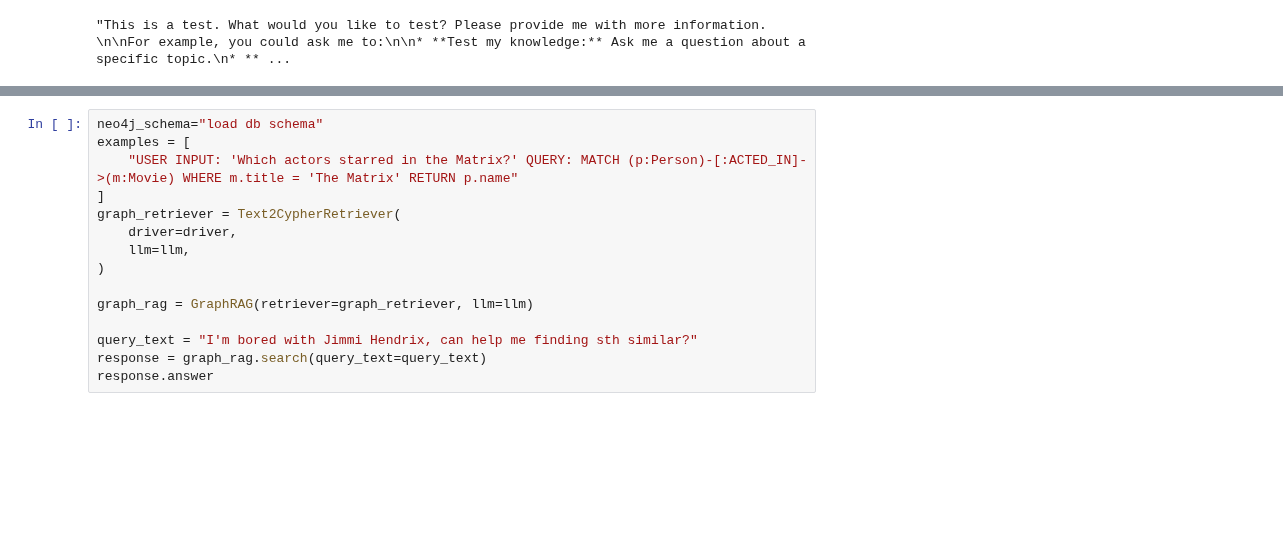
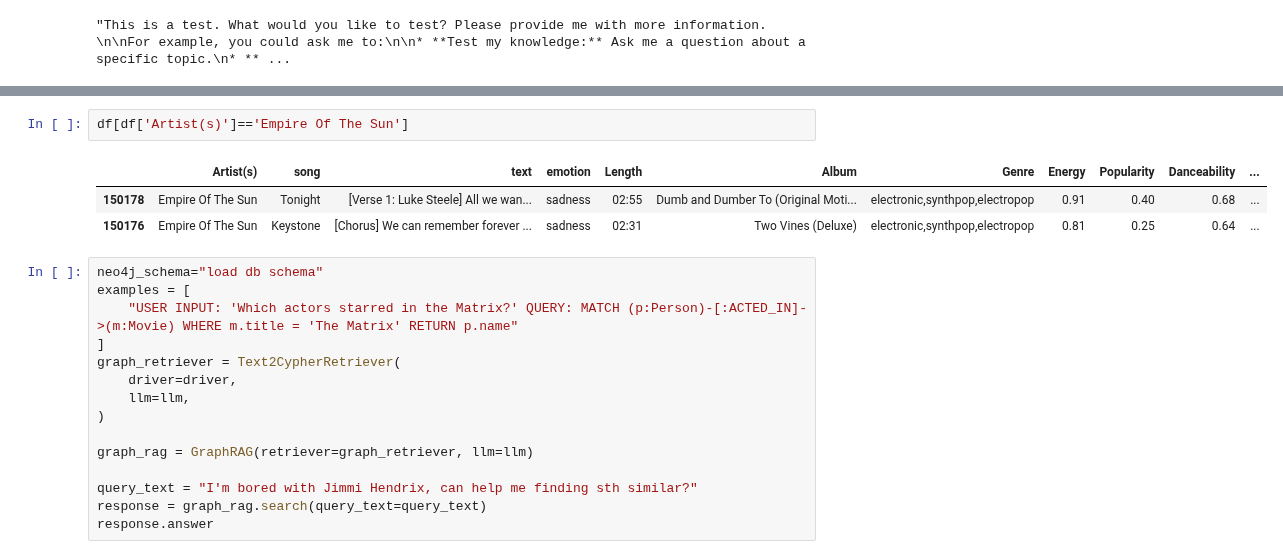
Before and after one commit to ogioldat/spotify-rag, a Jupyter notebook: presentation.ipynb, the cells around one changed output, grey strips where cells are left out. Saved outputs shown, nothing was run; the diff lists cells and outputs as text; blank space fills up the shorter version.

```diff
--- a/presentation.ipynb
+++ b/presentation.ipynb
@@ -528,3 +557,9 @@ If you're feeling down and you need someone to talk to, please reach out to a fr
+# %%
+df[df['Artist(s)']=='Empire Of The Sun']
+# %% [output]
+|  | Artist(s) | song | text | emotion | Length | Album | Genre | Energy | Popularity | Danceability | ... |
+| 150178 | Empire Of The Sun | Tonight | [Verse 1: Luke Steele] All we wan... | sadness | 02:55 | Dumb and Dumber To (Original Moti... | electronic,synthpop,electropop | 0.91 | 0.40 | 0.68 | ... |
+| 150176 | Empire Of The Sun | Keystone | [Chorus] We can remember forever ... | sadness | 02:31 | Two Vines (Deluxe) | electronic,synthpop,electropop | 0.81 | 0.25 | 0.64 | ... |
 # %%
 neo4j_schema="load db schema"
 examples = [
```
Also changed, not shown: parts of 7 cells of this notebook.
